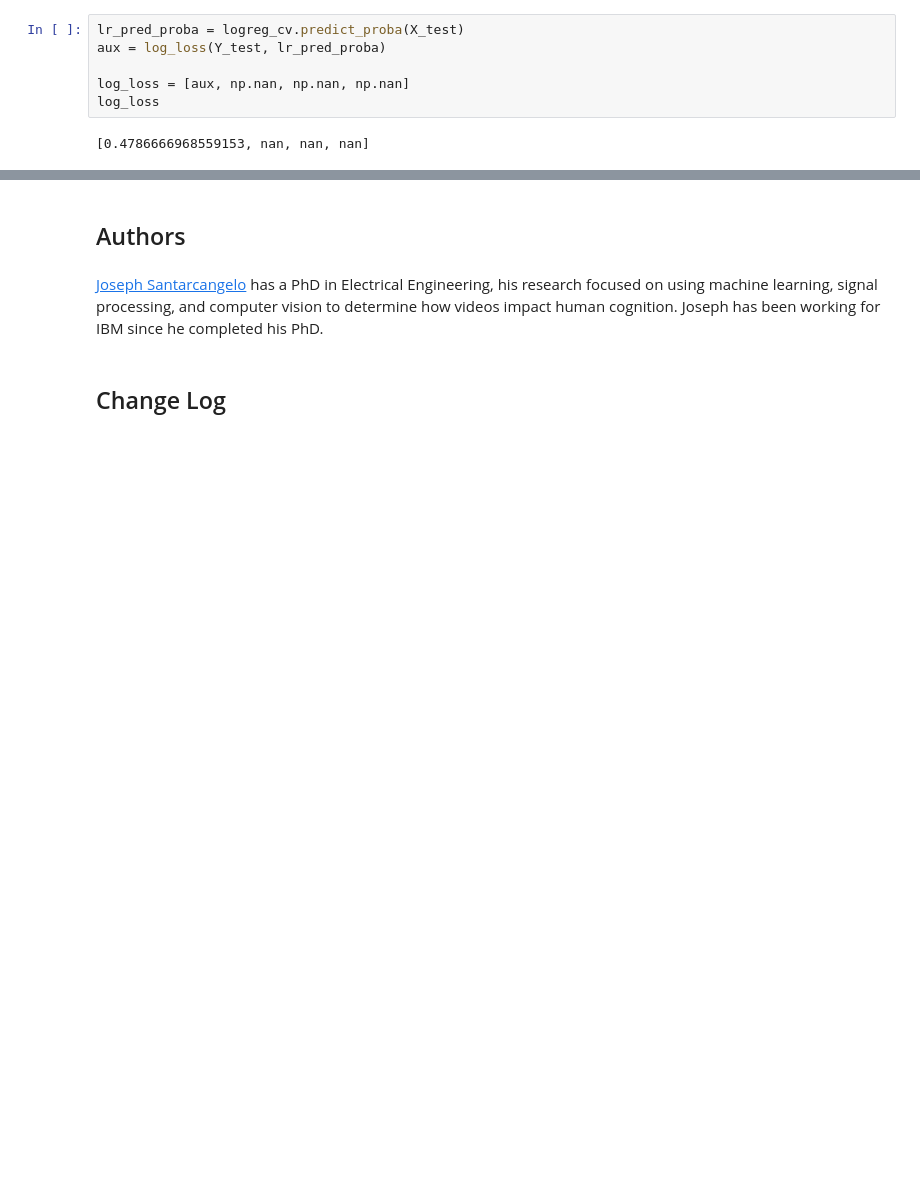
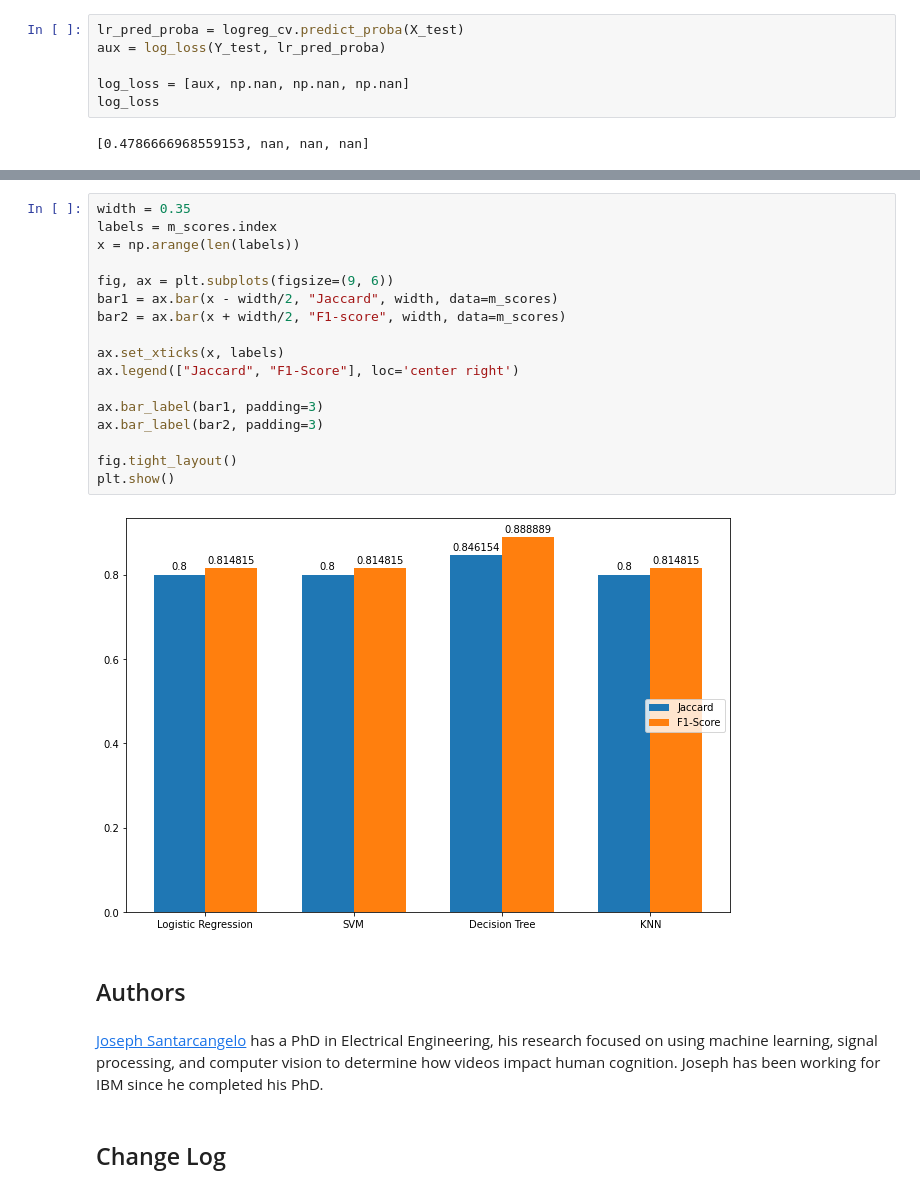
Before and after one commit to geofias/Applied-Data-Science-Capstone, a Jupyter notebook: SpaceX_Machine Learning Prediction_Part_5.ipynb, the cells around one changed output, grey strips where cells are left out. Drawn from its saved outputs; the diff is of its cells as text; blank space fills up the shorter version.

```diff
--- a/SpaceX_Machine Learning Prediction_Part_5.ipynb
+++ b/SpaceX_Machine Learning Prediction_Part_5.ipynb
@@ -364,3 +383,22 @@ m_scores
+# %%
+width = 0.35
+labels = m_scores.index
+x = np.arange(len(labels))
+
+fig, ax = plt.subplots(figsize=(9, 6))
+bar1 = ax.bar(x - width/2, "Jaccard", width, data=m_scores)
+bar2 = ax.bar(x + width/2, "F1-score", width, data=m_scores)
+
+ax.set_xticks(x, labels)
+ax.legend(["Jaccard", "F1-Score"], loc='center right')
+
+ax.bar_label(bar1, padding=3)
+ax.bar_label(bar2, padding=3)
+
+fig.tight_layout()
+plt.show()
+# %% [output]
+[figure, added]
 # %% [markdown]
 ## Authors
 # %% [markdown]
```
Also changed, not shown: parts of 11 cells of this notebook, 2 other files.
